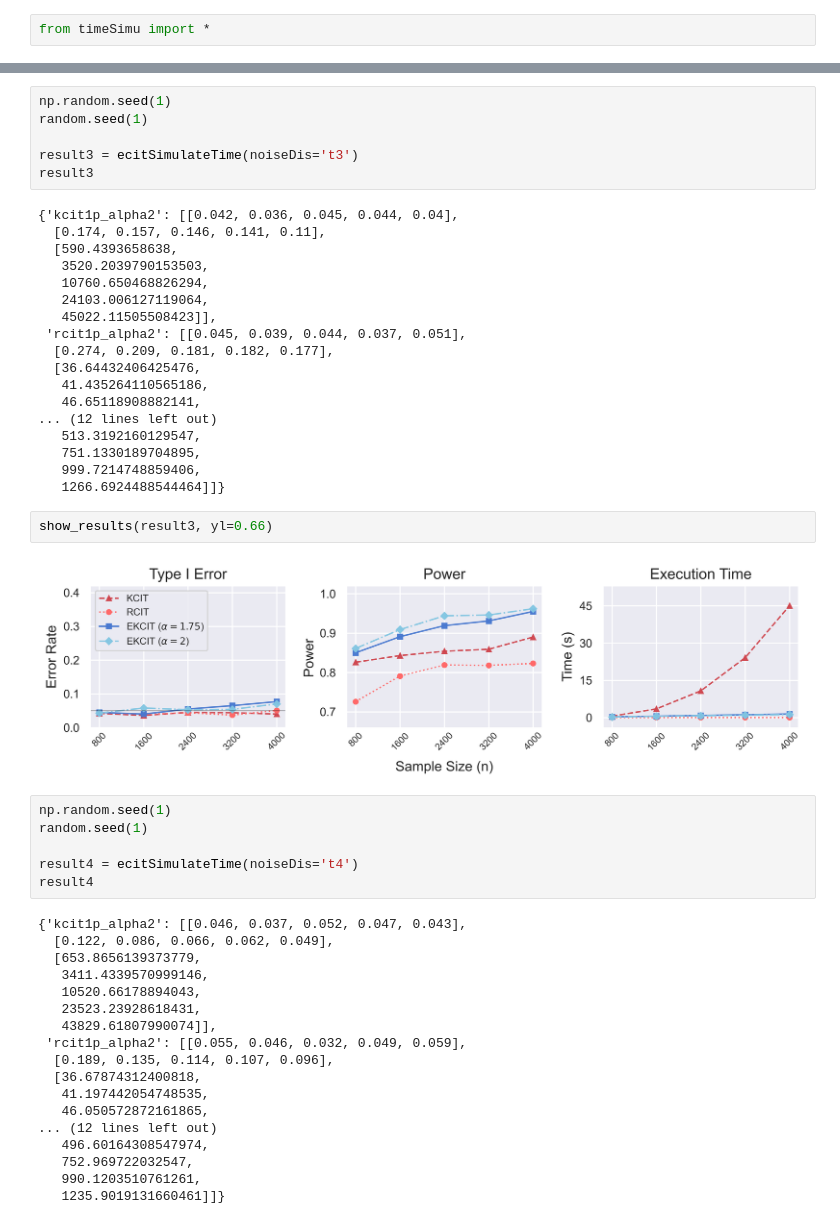
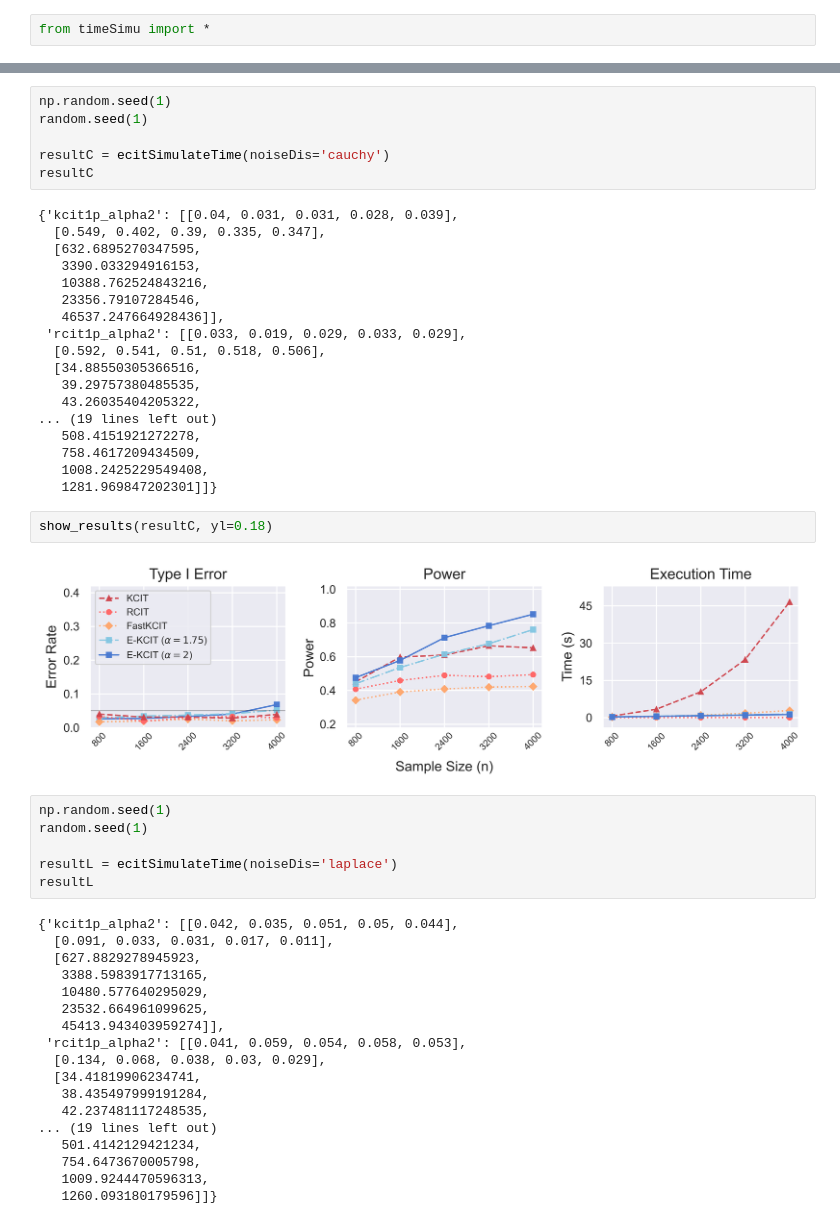
Before and after one commit to GuanZhengkang/ECIT, a Jupyter notebook: experiment/eff/efficient.ipynb, the cells around one changed output, grey strips where cells are left out. Saved outputs shown, nothing was run; the diff lists cells and outputs as text.

```diff
--- a/experiment/eff/efficient.ipynb
+++ b/experiment/eff/efficient.ipynb
@@ -32,52 +32,52 @@ show_results(result2, yl=0.48)
 np.random.seed(1)
 random.seed(1)
 
-result3 = ecitSimulateTime(noiseDis='t3')
-result3
+resultC = ecitSimulateTime(noiseDis='cauchy')
+resultC
 # %% [output]
-{'kcit1p_alpha2': [[0.042, 0.036, 0.045, 0.044, 0.04],
-  [0.174, 0.157, 0.146, 0.141, 0.11],
-  [590.4393658638,
-   3520.2039790153503,
-   10760.650468826294,
-   24103.006127119064,
-   45022.11505508423]],
- 'rcit1p_alpha2': [[0.045, 0.039, 0.044, 0.037, 0.051],
-  [0.274, 0.209, 0.181, 0.182, 0.177],
-  [36.64432406425476,
-   41.435264110565186,
-   46.65118908882141,
-... (12 lines left out)
-   513.3192160129547,
-   751.1330189704895,
-   999.7214748859406,
-   1266.6924488544464]]}
+{'kcit1p_alpha2': [[0.04, 0.031, 0.031, 0.028, 0.039],
+  [0.549, 0.402, 0.39, 0.335, 0.347],
+  [632.6895270347595,
+   3390.033294916153,
+   10388.762524843216,
+   23356.79107284546,
+   46537.247664928436]],
+ 'rcit1p_alpha2': [[0.033, 0.019, 0.029, 0.033, 0.029],
+  [0.592, 0.541, 0.51, 0.518, 0.506],
+  [34.88550305366516,
+   39.29757380485535,
+   43.26035404205322,
+... (19 lines left out)
+   508.4151921272278,
+   758.4617209434509,
+   1008.2425229549408,
+   1281.969847202301]]}
 # %%
-show_results(result3, yl=0.66)
+show_results(resultC, yl=0.18)
 # %% [output]
-[figure, old version]
+[figure, new version]
 # %%
 np.random.seed(1)
 random.seed(1)
 
-result4 = ecitSimulateTime(noiseDis='t4')
-result4
+resultL = ecitSimulateTime(noiseDis='laplace')
+resultL
 # %% [output]
-{'kcit1p_alpha2': [[0.046, 0.037, 0.052, 0.047, 0.043],
-  [0.122, 0.086, 0.066, 0.062, 0.049],
-  [653.8656139373779,
-   3411.4339570999146,
-   10520.66178894043,
-   23523.23928618431,
-   43829.61807990074]],
- 'rcit1p_alpha2': [[0.055, 0.046, 0.032, 0.049, 0.059],
-  [0.189, 0.135, 0.114, 0.107, 0.096],
-  [36.67874312400818,
-   41.197442054748535,
-   46.050572872161865,
-... (12 lines left out)
-   496.60164308547974,
-   752.969722032547,
-   990.1203510761261,
-   1235.9019131660461]]}
+{'kcit1p_alpha2': [[0.042, 0.035, 0.051, 0.05, 0.044],
+  [0.091, 0.033, 0.031, 0.017, 0.011],
+  [627.8829278945923,
+   3388.5983917713165,
+   10480.577640295029,
+   23532.664961099625,
+   45413.943403959274]],
+ 'rcit1p_alpha2': [[0.041, 0.059, 0.054, 0.058, 0.053],
+  [0.134, 0.068, 0.038, 0.03, 0.029],
+  [34.41819906234741,
+   38.435497999191284,
+   42.237481117248535,
+... (19 lines left out)
+   501.4142129421234,
+   754.6473670005798,
+   1009.9244470596313,
+   1260.093180179596]]}
 # %%
```
Also changed, not shown: parts of 3 cells of this notebook, 15 other files.
